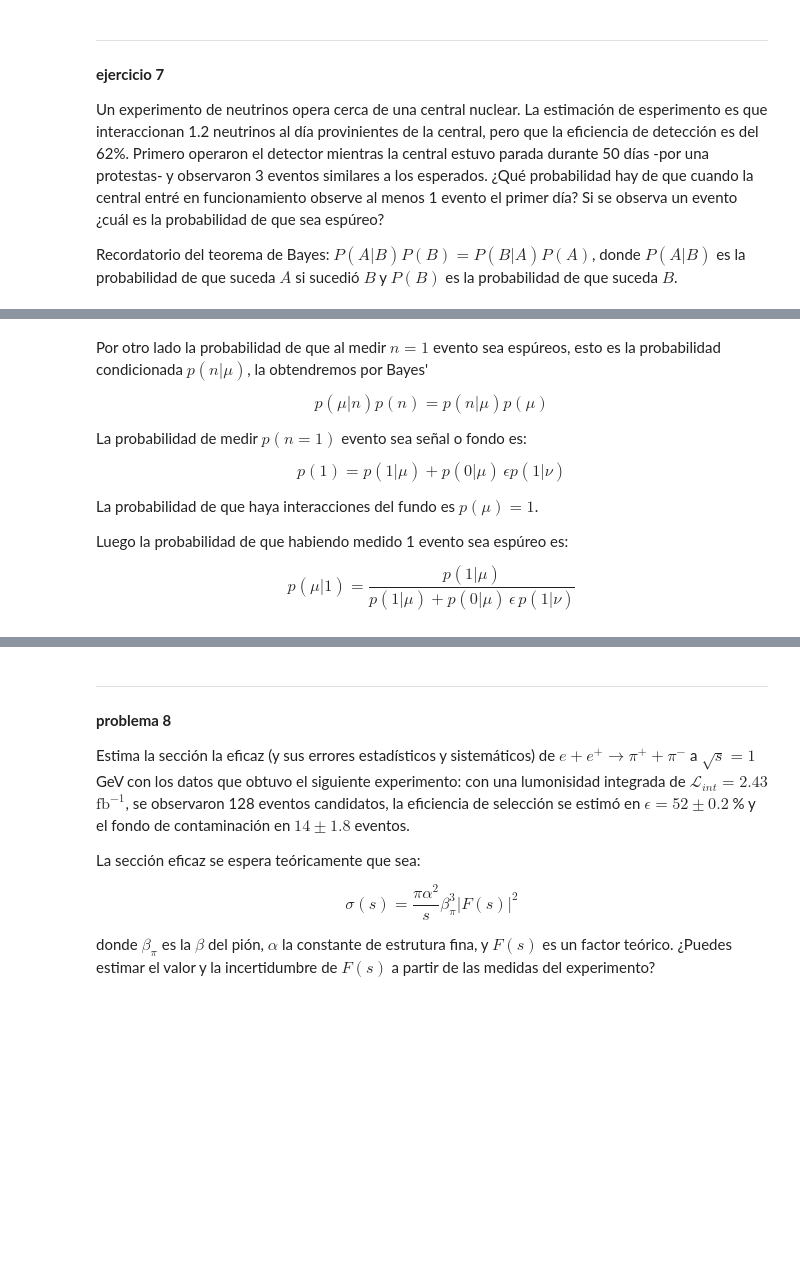
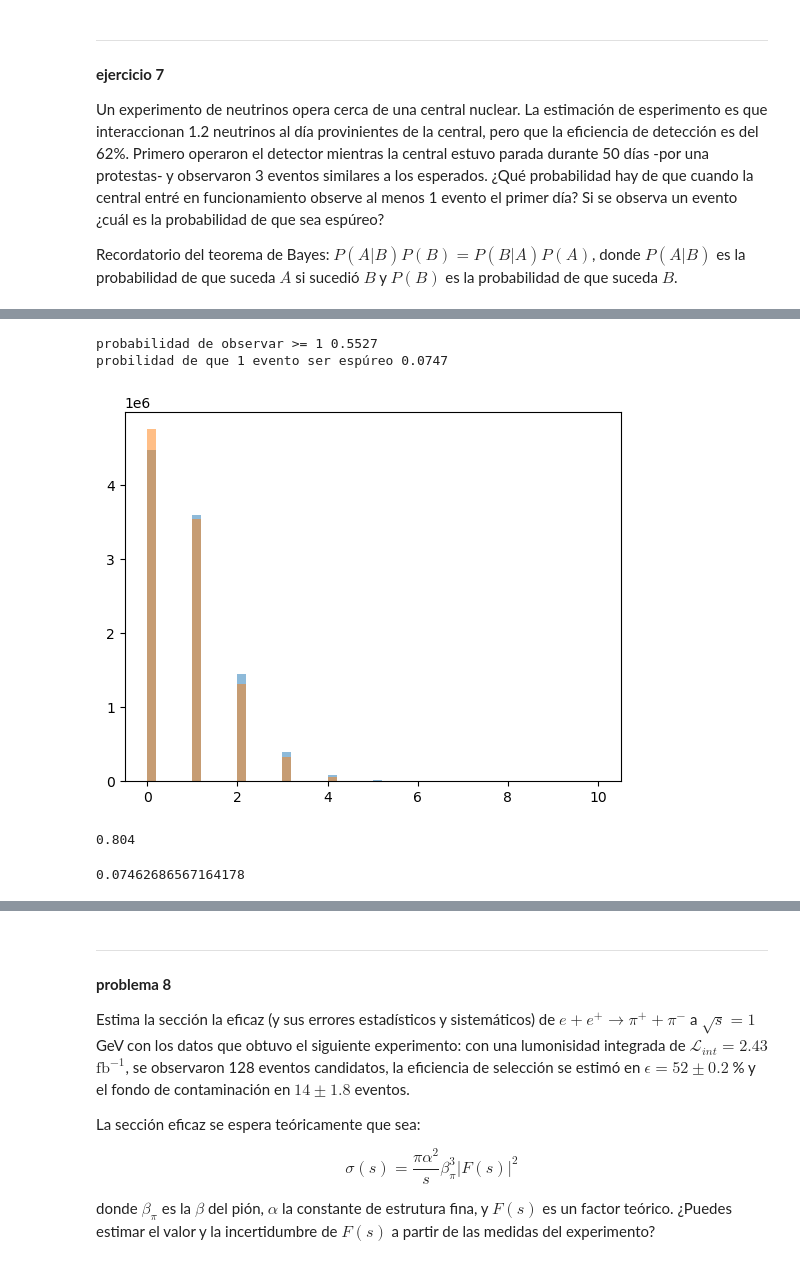
Before and after one commit to jahernando/USC-FNyP, a Jupyter notebook: _sources/notebooks/problemas-III.ipynb, the cells around one changed output, grey strips where cells are left out. Cells and saved outputs as stored; diff of their text form; code cells hidden in the pictures; blank space fills up the shorter version.

```diff
--- a/_sources/notebooks/problemas-III.ipynb
+++ b/_sources/notebooks/problemas-III.ipynb
@@ -268,20 +286,39 @@ $$
-# %% [markdown]
-Por otro lado la probabilidad de que al medir $n=1$ evento sea espúreos, esto es la probabilidad condicionada $p(n | \mu)$, la obtendremos por Bayes'
-
-$$
-p(\mu | n) p(n) = p(n | \mu) p(\mu)
-$$
-
-La probabilidad de medir $p(n=1)$ evento sea señal o fondo es:
-
-$$
-p(1) = p(1 | \mu) + p(0 | \mu) \, \epsilon p(1 | \nu)
-$$
-
-La probabilidad de que haya interacciones del fundo es $p(\mu) = 1$.
-
-Luego la probabilidad de que habiendo medido 1 evento sea espúreo es:
-
-$$
-p (\mu | 1)= \frac{p(1 | \mu)}{p(1 | \mu) + p(0 | \mu) \, \epsilon\,  p(1 | \nu)}
-$$
+# %%
+from scipy.stats import poisson, binom
+import matplotlib.pyplot as plt
+import numpy as np
+nu, mu = 1.2, 3./50.
+epsilon = 0.62
+
+ndays = 10000000
+nsig  = poisson.rvs(nu, size = ndays)
+nsig  = binom.rvs(nsig, epsilon, size = ndays)
+nbkg  = poisson.rvs(mu, size = ndays)
+nobs  = nsig + nbkg
+
+plt.hist(nobs, 50, (0, 10), alpha = 0.5);
+plt.hist(nsig, 50, (0, 10), alpha = 0.5);
+
+p1 = np.sum(nobs >= 1)/float(ndays)
+print('probabilidad de observar >= 1 {:4.4f}'.format(p1))
+
+A   = nobs == 1
+B_A = np.logical_and((nbkg == 1), (nobs == 1))
+pbkg = np.sum(B_A)/np.sum(A)
+print('probilidad de que 1 evento ser espúreo {:4.4f}'.format(pbkg))
+# %% [output]
+probabilidad de observar >= 1 0.5527
+probilidad de que 1 evento ser espúreo 0.0747
+[figure, added]
+# %%
+nueff = epsilon * nu + mu
+print(nueff)
+p1  = poisson.pmf(1, epsilon*nu + mu)
+p0bkg = poisson.pmf(0, mu)
+p1bkg = poisson.pmf(1, mu)
+p0sig = poisson.pmf(0, nu*epsilon)
+p1sig = poisson.pmf(1, nu*epsilon)
+(p1bkg*p0sig)/(p1bkg*p0sig+ p1sig*p0bkg)
+# %% [output]
+0.804
+0.07462686567164178
```
Also changed, not shown: parts of 2 cells of this notebook, 19 other files.
